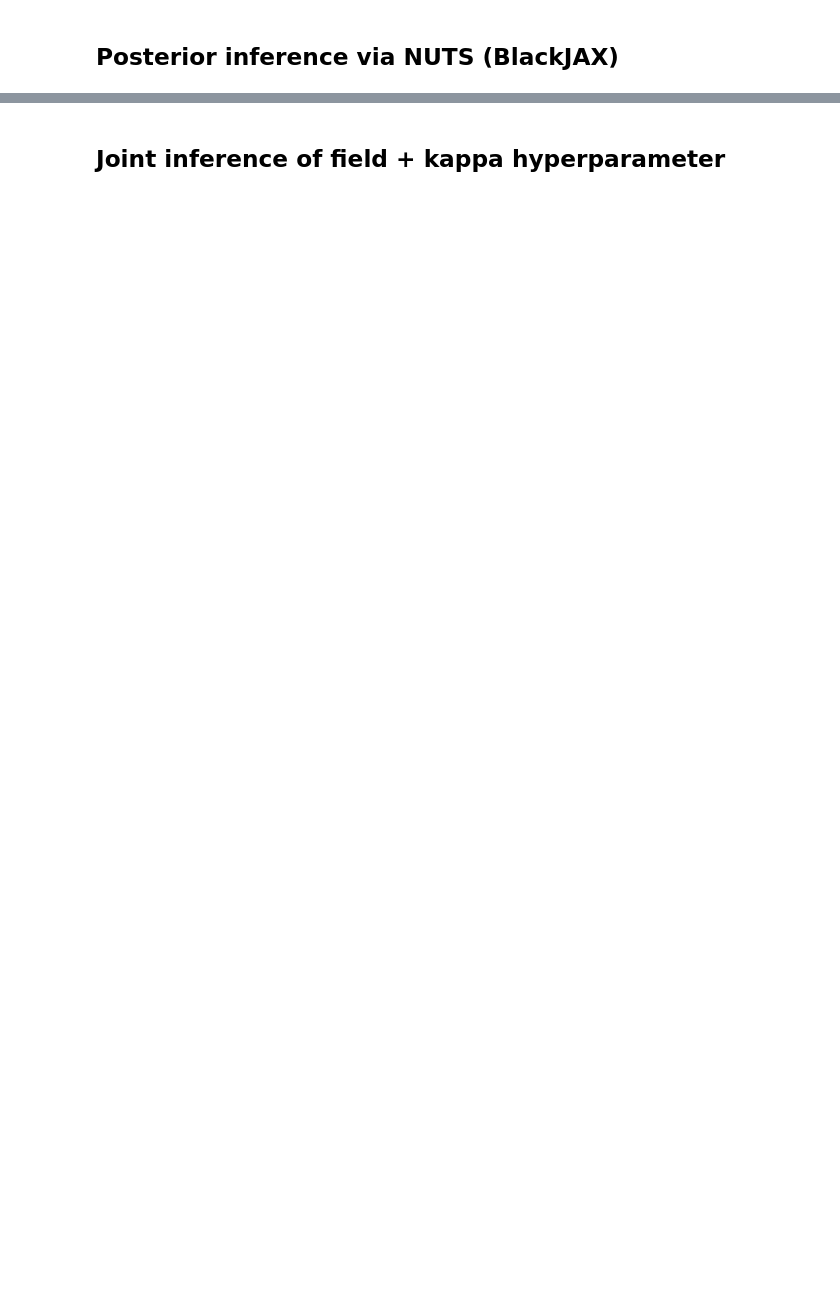
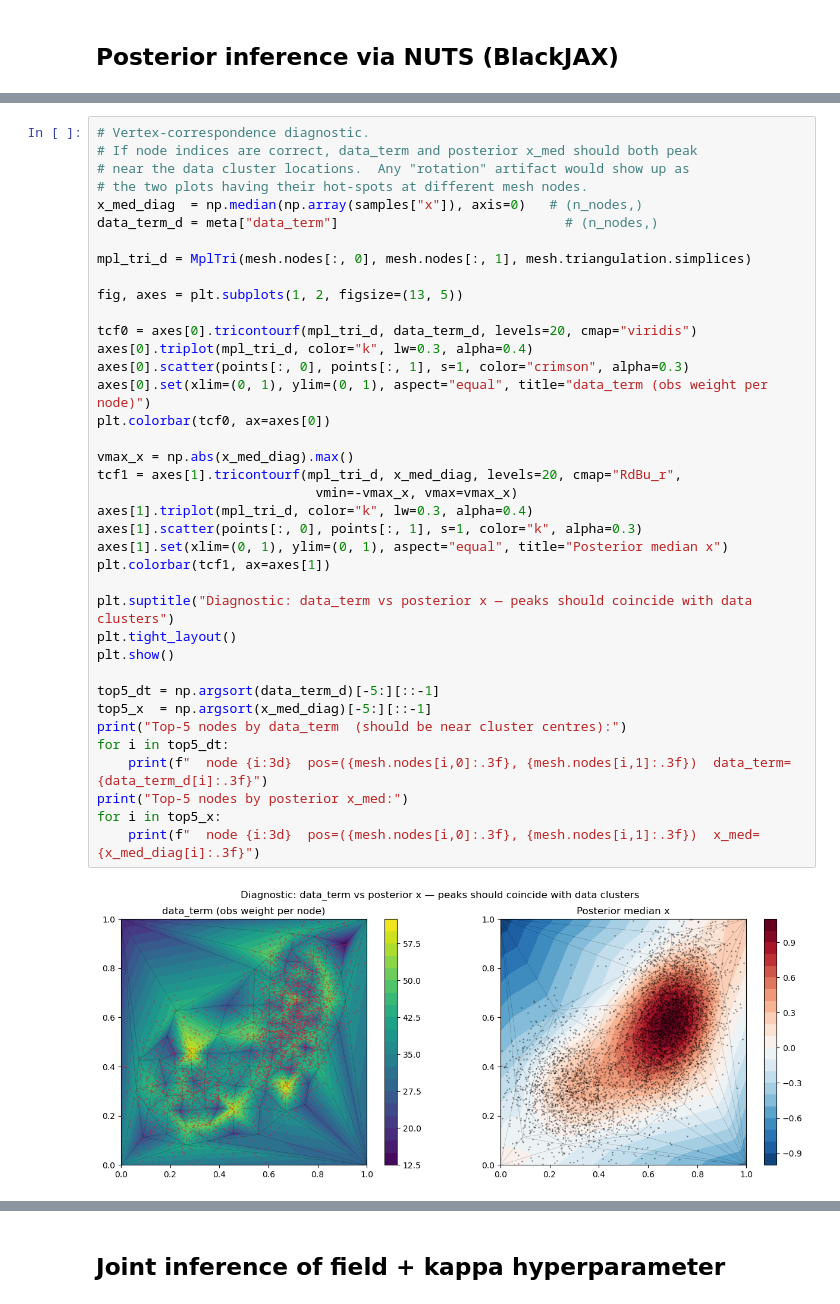
Before and after one commit to jack-heinzel/adaptive-tree-spde, a Jupyter notebook: code/spde_triangulation.ipynb, the cells around one changed output, grey strips where cells are left out. Cells and saved outputs as stored; diff of their text form; blank space fills up the shorter version.

```diff
--- a/code/spde_triangulation.ipynb
+++ b/code/spde_triangulation.ipynb
@@ -204,0 +208,40 @@ plt.show()
+# %%
+# Vertex-correspondence diagnostic.
+# If node indices are correct, data_term and posterior x_med should both peak
+# near the data cluster locations.  Any "rotation" artifact would show up as
+# the two plots having their hot-spots at different mesh nodes.
+x_med_diag  = np.median(np.array(samples["x"]), axis=0)   # (n_nodes,)
+data_term_d = meta["data_term"]                             # (n_nodes,)
+
+mpl_tri_d = MplTri(mesh.nodes[:, 0], mesh.nodes[:, 1], mesh.triangulation.simplices)
+
+fig, axes = plt.subplots(1, 2, figsize=(13, 5))
+
+tcf0 = axes[0].tricontourf(mpl_tri_d, data_term_d, levels=20, cmap="viridis")
+axes[0].triplot(mpl_tri_d, color="k", lw=0.3, alpha=0.4)
+axes[0].scatter(points[:, 0], points[:, 1], s=1, color="crimson", alpha=0.3)
+axes[0].set(xlim=(0, 1), ylim=(0, 1), aspect="equal", title="data_term (obs weight per node)")
+plt.colorbar(tcf0, ax=axes[0])
+
+vmax_x = np.abs(x_med_diag).max()
+tcf1 = axes[1].tricontourf(mpl_tri_d, x_med_diag, levels=20, cmap="RdBu_r",
+                            vmin=-vmax_x, vmax=vmax_x)
+axes[1].triplot(mpl_tri_d, color="k", lw=0.3, alpha=0.4)
+axes[1].scatter(points[:, 0], points[:, 1], s=1, color="k", alpha=0.3)
+axes[1].set(xlim=(0, 1), ylim=(0, 1), aspect="equal", title="Posterior median x")
+plt.colorbar(tcf1, ax=axes[1])
+
+plt.suptitle("Diagnostic: data_term vs posterior x — peaks should coincide with data clusters")
+plt.tight_layout()
+plt.show()
+
+top5_dt = np.argsort(data_term_d)[-5:][::-1]
+top5_x  = np.argsort(x_med_diag)[-5:][::-1]
+print("Top-5 nodes by data_term  (should be near cluster centres):")
+for i in top5_dt:
+    print(f"  node {i:3d}  pos=({mesh.nodes[i,0]:.3f}, {mesh.nodes[i,1]:.3f})  data_term={data_term_d[i]:.3f}")
+print("Top-5 nodes by posterior x_med:")
+for i in top5_x:
+    print(f"  node {i:3d}  pos=({mesh.nodes[i,0]:.3f}, {mesh.nodes[i,1]:.3f})  x_med={x_med_diag[i]:.3f}")
+# %% [output]
+[figure, added]
```
Also changed, not shown: parts of 13 cells of this notebook, 2 other files.
